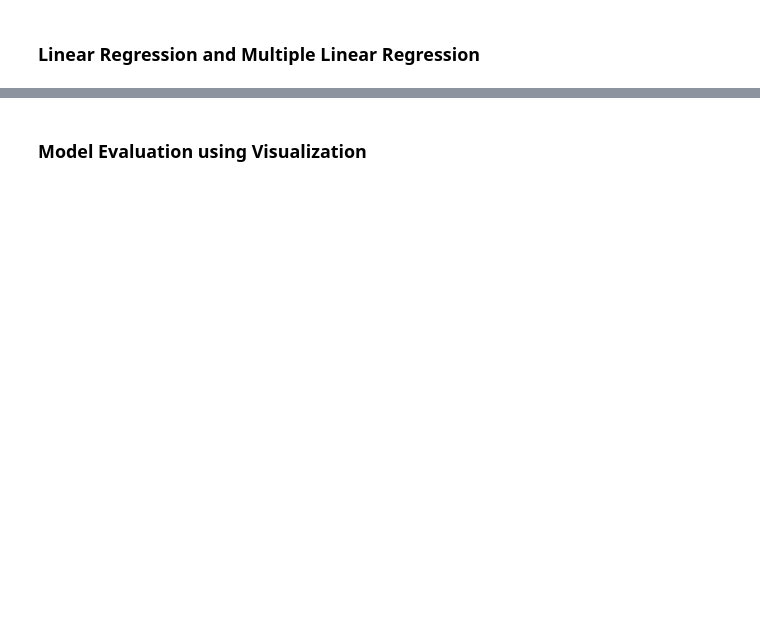
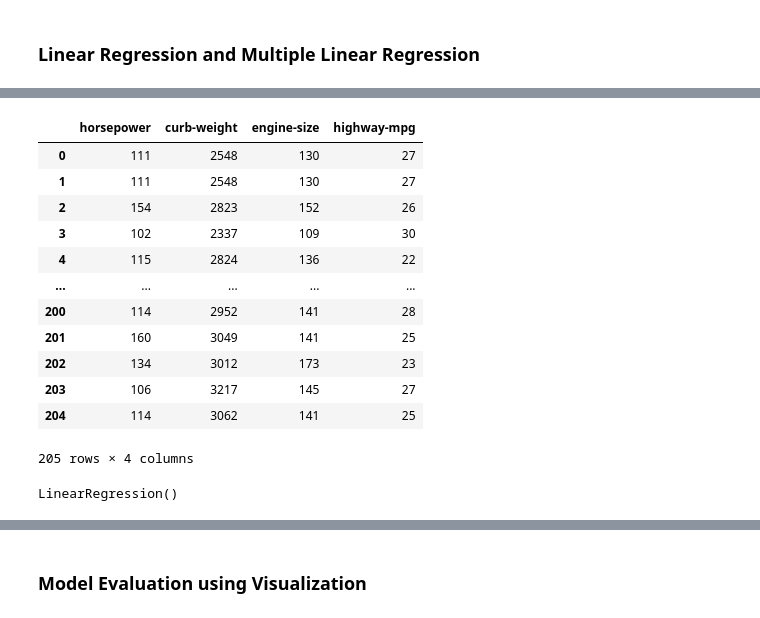
Before and after one commit to PosgradoMNA/actividades-de-aprendizaje-JavierP-rez, a Jupyter notebook: Semana7_25to01OctNov/Modulo4_Semana7_DataAnalysisWithPython_IBM.ipynb, the cells around one changed output, grey strips where cells are left out. Drawn from its saved outputs; the diff is of its cells as text; code cells hidden in the pictures; blank space fills up the shorter version.

```diff
--- a/Semana7_25to01OctNov/Modulo4_Semana7_DataAnalysisWithPython_IBM.ipynb
+++ b/Semana7_25to01OctNov/Modulo4_Semana7_DataAnalysisWithPython_IBM.ipynb
@@ -40,0 +88,3 @@ Fecha: 26 de octubre del 2022
+# %%
+df.dropna(inplace = True)
+df.isnull().any()
@@ -42,0 +153,24 @@ Fecha: 26 de octubre del 2022
+# %%
+#lm.intercept
+#lm.coef
+#price = 38423.31 - 821.73 * x = df[['highway-mpg']]
+df[['horsepower', 'curb-weight', 'engine-size', 'highway-mpg']]
+# %% [output]
+|  | horsepower | curb-weight | engine-size | highway-mpg |
+| 0 | 111 | 2548 | 130 | 27 |
+| 1 | 111 | 2548 | 130 | 27 |
+| 2 | 154 | 2823 | 152 | 26 |
+| 3 | 102 | 2337 | 109 | 30 |
+| 4 | 115 | 2824 | 136 | 22 |
+| ... | ... | ... | ... | ... |
+| 200 | 114 | 2952 | 141 | 28 |
+| 201 | 160 | 3049 | 141 | 25 |
+| 202 | 134 | 3012 | 173 | 23 |
+| 203 | 106 | 3217 | 145 | 27 |
+| 204 | 114 | 3062 | 141 | 25 |
+205 rows × 4 columns
+# %%
+z = df[['horsepower', 'curb-weight', 'engine-size', 'highway-mpg']]
+lm.fit(z, df['price'])
+# %% [output]
+LinearRegression()
```
Also changed, not shown: parts of 14 cells of this notebook.
